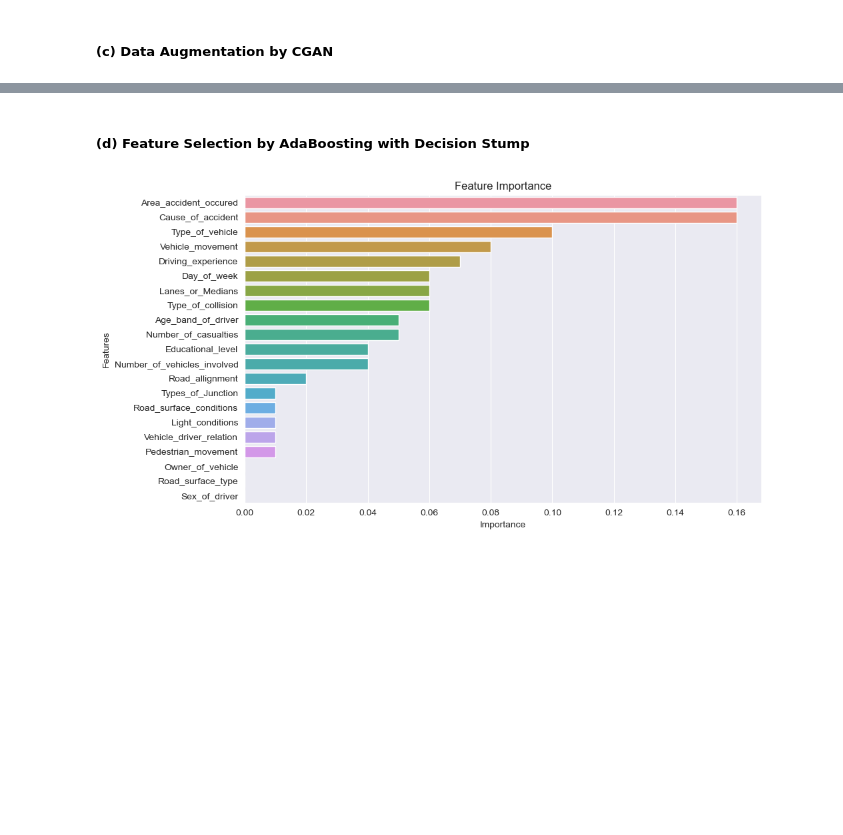
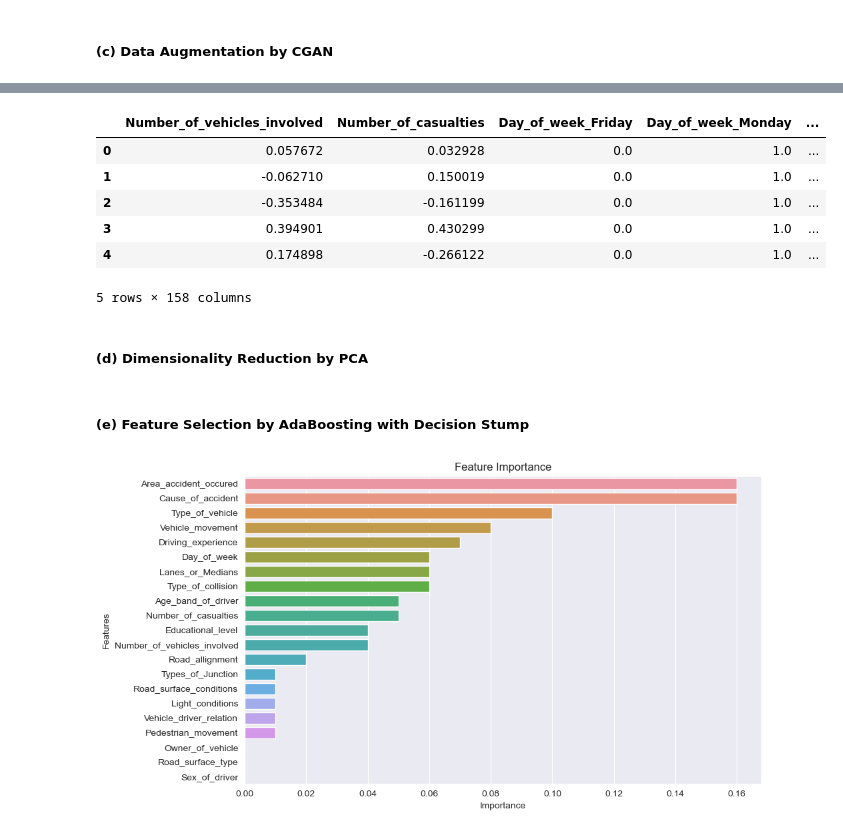
Before and after one commit to JimmyZJC/GR5243-Group-Project, a Jupyter notebook: Notebook/Group Project 2.ipynb, the cells around one changed output, grey strips where cells are left out. Cells and saved outputs as stored; diff of their text form; code cells hidden in the pictures; blank space fills up the shorter version.

```diff
--- a/Notebook/Group Project 2.ipynb
+++ b/Notebook/Group Project 2.ipynb
@@ -344,0 +299,10 @@ X_cgan
+# %%
+fake2_data.head()
+# %% [output]
+|  | Number_of_vehicles_involved | Number_of_casualties | Day_of_week_Friday | Day_of_week_Monday | ... |
+| 0 | 0.057672 | 0.032928 | 0.0 | 1.0 | ... |
+| 1 | -0.062710 | 0.150019 | 0.0 | 1.0 | ... |
+| 2 | -0.353484 | -0.161199 | 0.0 | 1.0 | ... |
+| 3 | 0.394901 | 0.430299 | 0.0 | 1.0 | ... |
+| 4 | 0.174898 | -0.266122 | 0.0 | 1.0 | ... |
+5 rows × 158 columns
@@ -344,0 +313,2 @@ X_cgan
+# %% [markdown]
+##### (d) Dimensionality Reduction by PCA
@@ -345,4 +323,4 @@ X_cgan
 # %% [markdown]
-##### (d) Feature Selection by AdaBoosting with Decision Stump
+##### (e) Feature Selection by AdaBoosting with Decision Stump
 # %%
 from sklearn.model_selection import train_test_split
```
Also changed, not shown: parts of 24 cells of this notebook.
